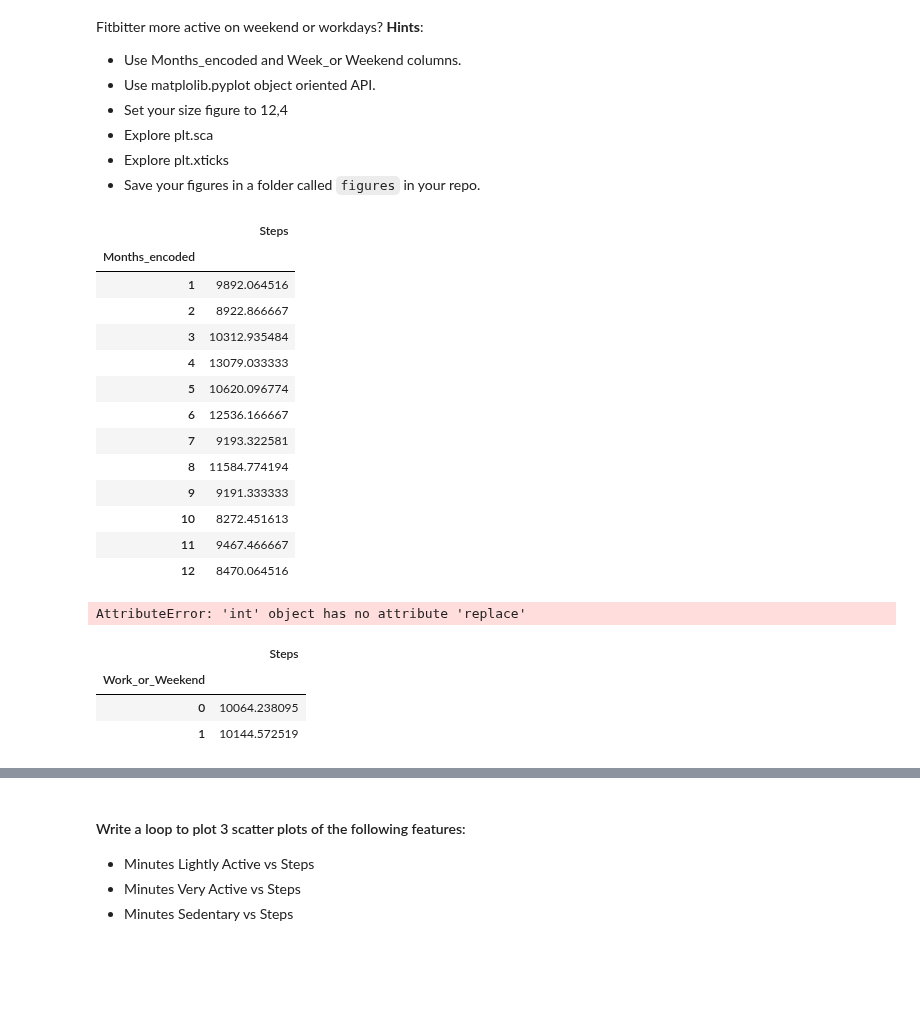
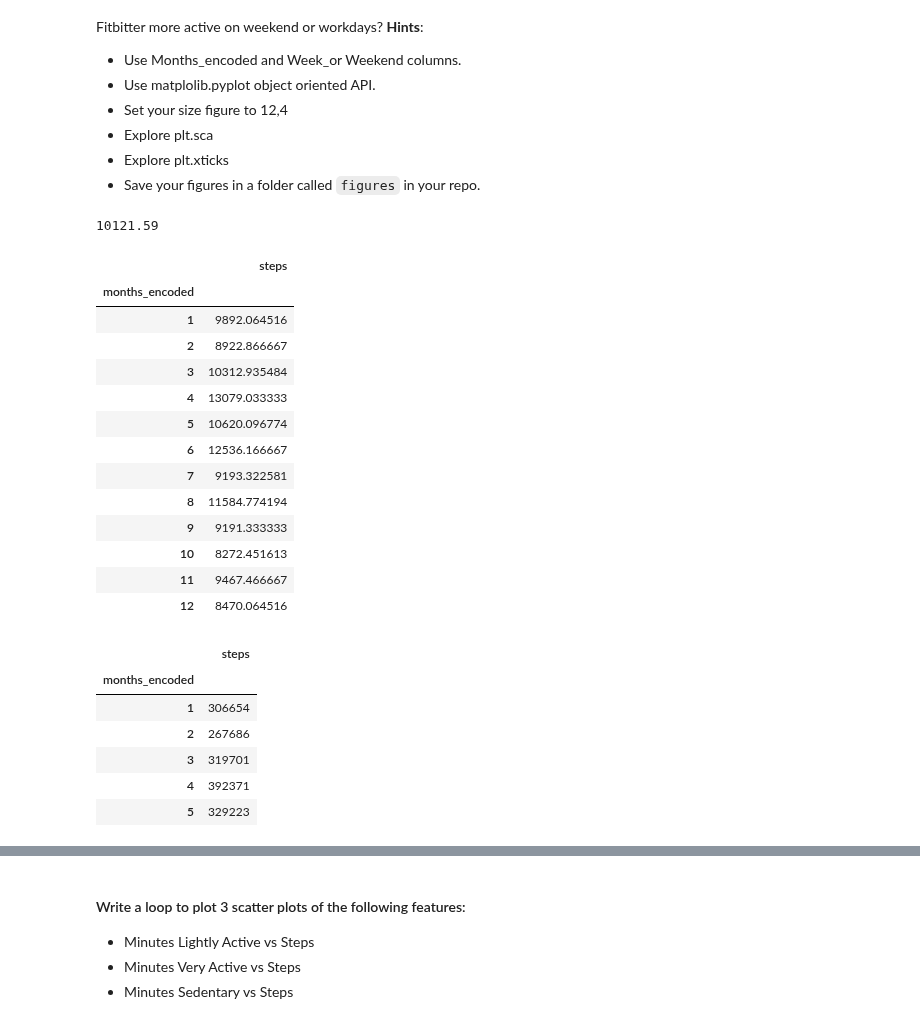
Before and after one commit to Ironhack-Data-Madrid-Enero-2022/lab-matplotlib-seaborn, a Jupyter notebook: your-code/main.ipynb, the cells around one changed output, grey strips where cells are left out. Saved outputs shown, nothing was run; the diff lists cells and outputs as text; code cells hidden in the pictures; blank space fills up the shorter version.

```diff
--- a/your-code/main.ipynb
+++ b/your-code/main.ipynb
@@ -16,8 +16,8 @@ import matplotlib.pyplot as plt
 * db: `fitbit`
 * table: `fitbit2`
 # %%
-fitbit = pd.read_csv("../data/Fitbit2.csv")
-fitbit
+fitbit2 = pd.read_csv("../data/Fitbit2.csv")
+fitbit2
 # %% [output]
 |  | Date | Calorie burned | Steps | Distance | Floors | Minutes Sedentary | Minutes Lightly Active | ... |
 | 0 | 2015-05-08 | 1934 | 905 | 0.65 | 0 | 1.355 | 46 | ... |
@@ -32,3 +32,6 @@ fitbit
 | 365 | 2016-05-06 | 3539 | 19023 | 14.79 | 15 | 575.000 | 298 | ... |
 | 366 | 2016-05-07 | 304 | 9526 | 7.08 | 2 | 564.000 | 370 | ... |
 367 rows × 24 columns
+# %%
+fitbit=fitbit2.copy()
+fitbit
@@ -45,9 +62,12 @@ Index(['Date', 'Calorie burned', 'Steps', 'Distance', 'Floors',
        'Yesterday_sleep_efficiency', 'Months', 'Months_encoded'],
       dtype='object')
 # %%
-min_columnas=[]
+minus_columnas=[]
 for items in columnas:
-    min_columnas.append(items.replace(" ", "_").lower())
-print(min_columnas)
+    minus_columnas.append(items.replace(" ", "_").lower())
+print(minus_columnas)
 # %% [output]
 ['date', 'calorie_burned', 'steps', 'distance', 'floors', 'minutes_sedentary', 'minutes_lightly_active', 'minutes_fairly_active', 'minutes_very_active', 'activity_calories', 'minutesofsleep', 'minutes ...
+# %%
+fit=fitbit.set_axis(minus_columnas, axis=1)
+fit
@@ -63,15 +97,18 @@ How the average number of steps change by month. Use the appropriate visualizati
 * Explore plt.sca
 * Explore plt.xticks
 * Save your figures in a folder called `figures` in your repo.
+# %%
+fit["steps"].mean().round(2)
+# %% [output]
+10121.59
 # %%
 # AVERAGE STEPS BY MONTH_ENCODED
 # your code here
-
-Average_bymonth = pd.DataFrame(fitbit["Steps"].groupby(fitbit["Months_encoded"]).mean())
+Average_bymonth = pd.DataFrame(fit["steps"].groupby(fit["months_encoded"]).mean())
 Average_bymonth
 # %% [output]
-|  | Steps |
-| Months_encoded |  |
+|  | steps |
+| months_encoded |  |
 | 1 | 9892.064516 |
 | 2 | 8922.866667 |
 | 3 | 10312.935484 |
@@ -84,20 +121,14 @@ Average_bymonth
 | 10 | 8272.451613 |
 | 11 | 9467.466667 |
 | 12 | 8470.064516 |
-# %%
-finde=[]
-for items in fitbit["Work_or_Weekend"]:
-    finde.append(items.replace(str(0),"Finde"))
-finde
-# %% [output]
-AttributeError: 'int' object has no attribute 'replace'
-# %%
-# AVERAGE STEPS BY WORK_OR_WEEKEND
-# your code here
-Average_byday = pd.DataFrame(fitbit["Steps"].groupby(fitbit["Work_or_Weekend"]).mean())
-Average_byday
-# %% [output]
-|  | Steps |
-| Work_or_Weekend |  |
-| 0 | 10064.238095 |
-| 1 | 10144.572519 |
+# %%
+Total_bymonth= pd.DataFrame(fit["steps"]).groupby(fit["months_encoded"]).sum()
+Total_bymonth.head()
+# %% [output]
+|  | steps |
+| months_encoded |  |
+| 1 | 306654 |
+| 2 | 267686 |
+| 3 | 319701 |
+| 4 | 392371 |
+| 5 | 329223 |
```
Also changed, not shown: parts of 68 cells of this notebook, 2 other files.
